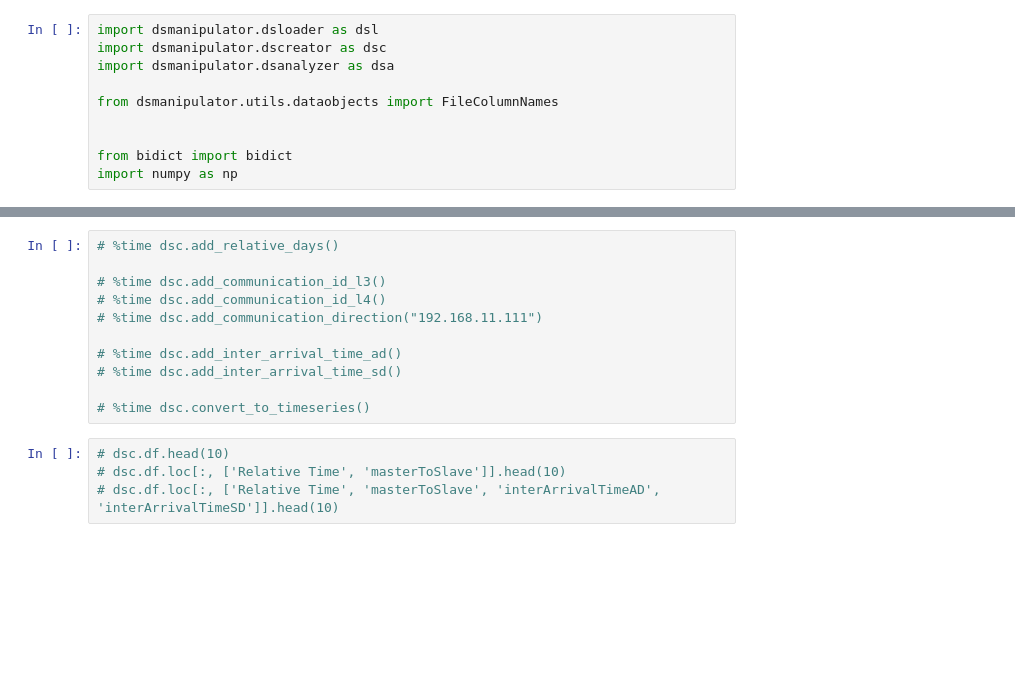
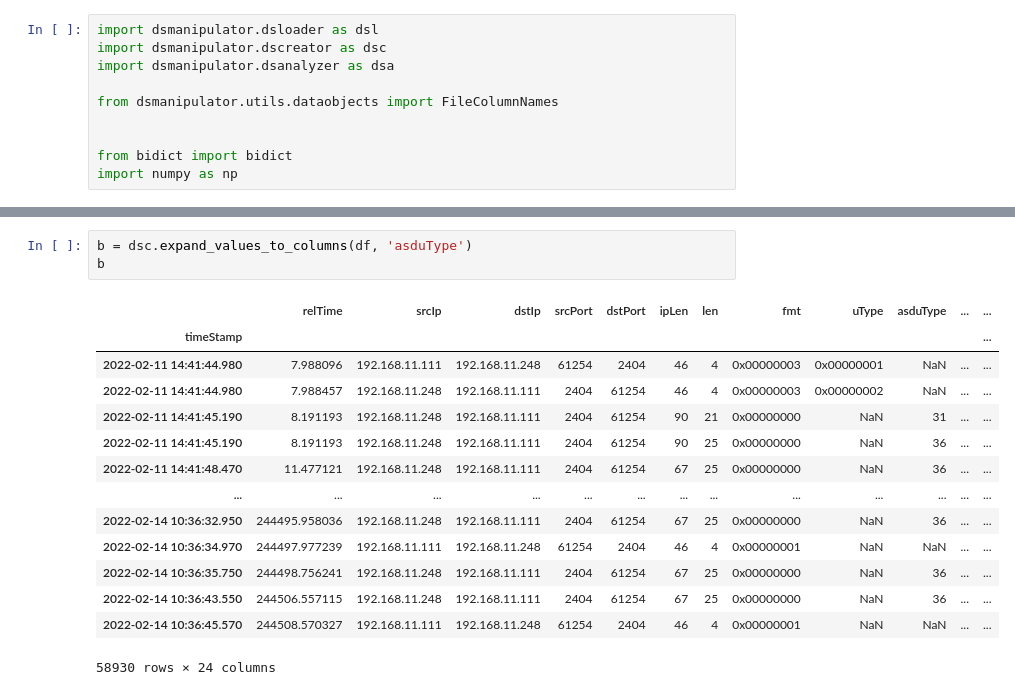
Before and after one commit to ankimme/vut-bp-ics-communication-analyzer, a Jupyter notebook: app.ipynb, the cells around one changed output, grey strips where cells are left out. Cells and saved outputs as stored; diff of their text form; blank space fills up the shorter version.

```diff
--- a/app.ipynb
+++ b/app.ipynb
@@ -55,15 +55,18 @@ df.iloc[:, [0, 2]]
-# %%
-# %time dsc.add_relative_days()
-
-# %time dsc.add_communication_id_l3()
-# %time dsc.add_communication_id_l4()
-# %time dsc.add_communication_direction("192.168.11.111")
-
-# %time dsc.add_inter_arrival_time_ad()
-# %time dsc.add_inter_arrival_time_sd()
-
-# %time dsc.convert_to_timeseries()
-# %%
-# dsc.df.head(10)
-# dsc.df.loc[:, ['Relative Time', 'masterToSlave']].head(10)
-# dsc.df.loc[:, ['Relative Time', 'masterToSlave', 'interArrivalTimeAD', 'interArrivalTimeSD']].head(10)
+# %%
+b = dsc.expand_values_to_columns(df, 'asduType')
+b
+# %% [output]
+|  | relTime | srcIp | dstIp | srcPort | dstPort | ipLen | len | fmt | uType | asduType | ... | ... |
+| timeStamp |  |  |  |  |  |  |  |  |  |  |  | ... |
+| 2022-02-11 14:41:44.980 | 7.988096 | 192.168.11.111 | 192.168.11.248 | 61254 | 2404 | 46 | 4 | 0x00000003 | 0x00000001 | NaN | ... | ... |
+| 2022-02-11 14:41:44.980 | 7.988457 | 192.168.11.248 | 192.168.11.111 | 2404 | 61254 | 46 | 4 | 0x00000003 | 0x00000002 | NaN | ... | ... |
+| 2022-02-11 14:41:45.190 | 8.191193 | 192.168.11.248 | 192.168.11.111 | 2404 | 61254 | 90 | 21 | 0x00000000 | NaN | 31 | ... | ... |
+| 2022-02-11 14:41:45.190 | 8.191193 | 192.168.11.248 | 192.168.11.111 | 2404 | 61254 | 90 | 25 | 0x00000000 | NaN | 36 | ... | ... |
+| 2022-02-11 14:41:48.470 | 11.477121 | 192.168.11.248 | 192.168.11.111 | 2404 | 61254 | 67 | 25 | 0x00000000 | NaN | 36 | ... | ... |
+| ... | ... | ... | ... | ... | ... | ... | ... | ... | ... | ... | ... | ... |
+| 2022-02-14 10:36:32.950 | 244495.958036 | 192.168.11.248 | 192.168.11.111 | 2404 | 61254 | 67 | 25 | 0x00000000 | NaN | 36 | ... | ... |
+| 2022-02-14 10:36:34.970 | 244497.977239 | 192.168.11.111 | 192.168.11.248 | 61254 | 2404 | 46 | 4 | 0x00000001 | NaN | NaN | ... | ... |
+| 2022-02-14 10:36:35.750 | 244498.756241 | 192.168.11.248 | 192.168.11.111 | 2404 | 61254 | 67 | 25 | 0x00000000 | NaN | 36 | ... | ... |
+| 2022-02-14 10:36:43.550 | 244506.557115 | 192.168.11.248 | 192.168.11.111 | 2404 | 61254 | 67 | 25 | 0x00000000 | NaN | 36 | ... | ... |
+| 2022-02-14 10:36:45.570 | 244508.570327 | 192.168.11.111 | 192.168.11.248 | 61254 | 2404 | 46 | 4 | 0x00000001 | NaN | NaN | ... | ... |
+58930 rows × 24 columns
```
Also changed, not shown: parts of 5 cells of this notebook, 3 other files.
